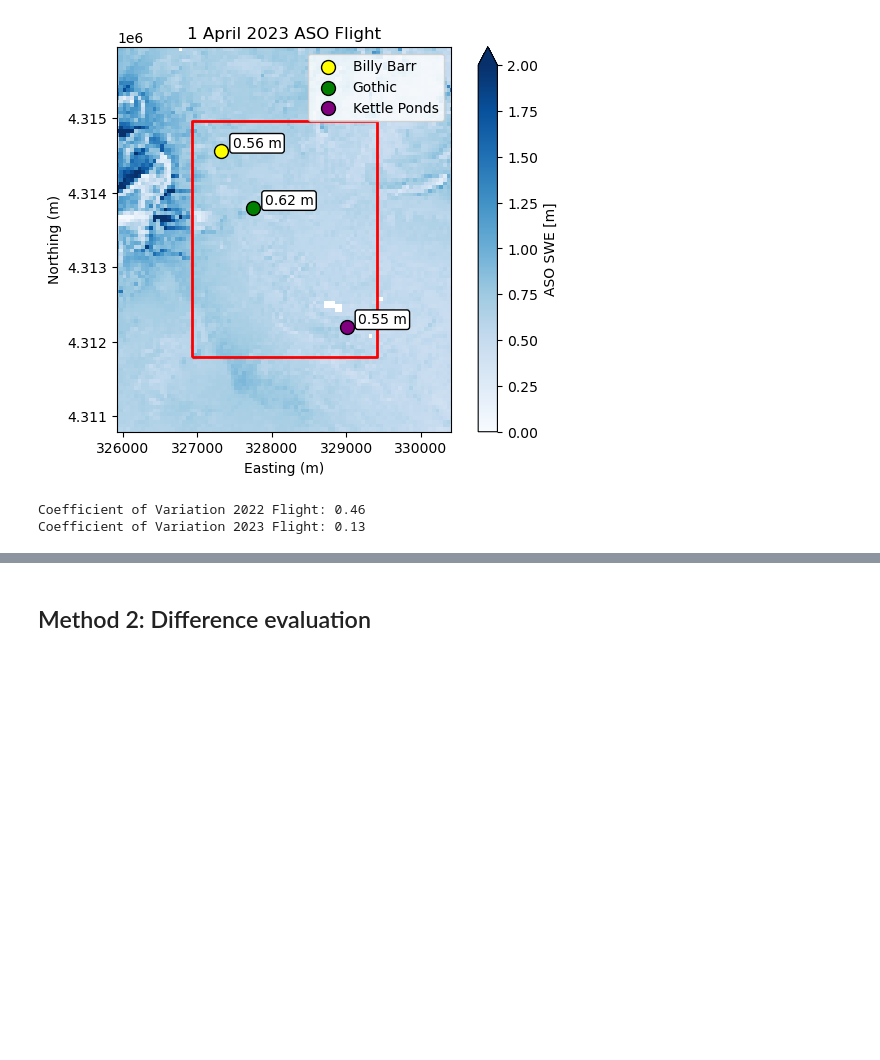
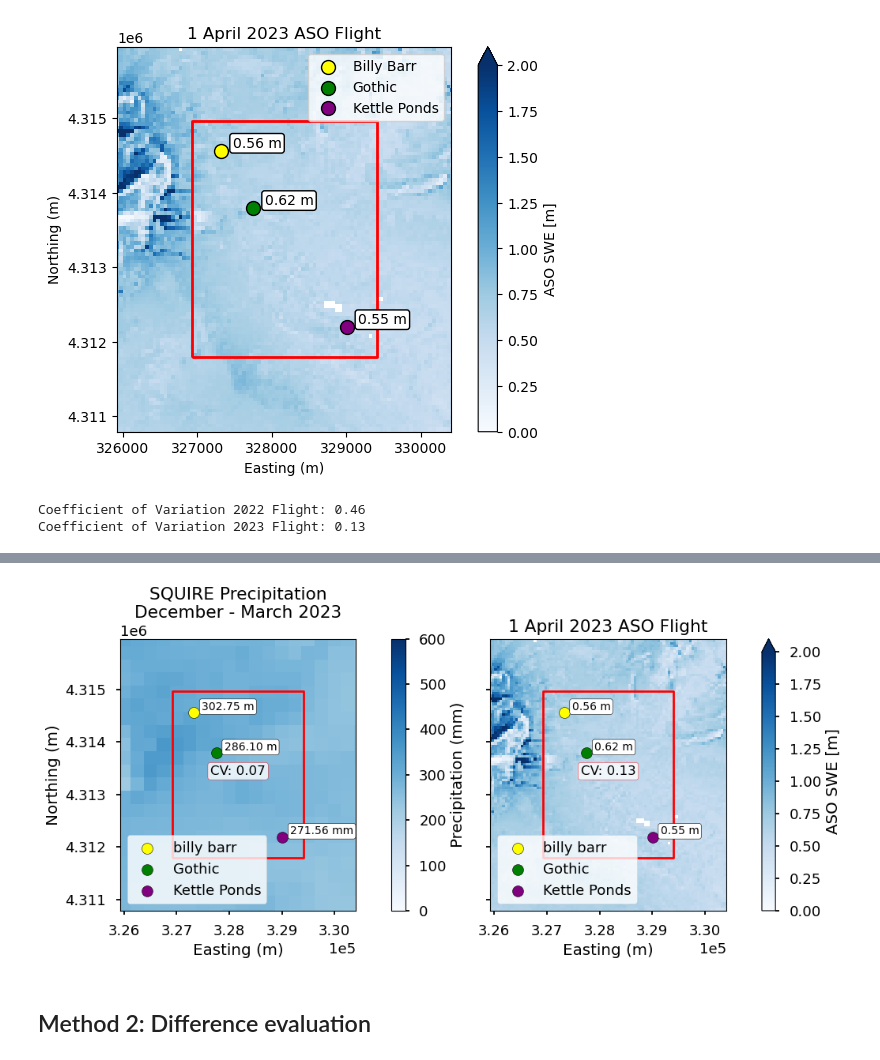
Before and after one commit to dlhogan97/S3-precipitation-rodeo, a Jupyter notebook: 03_analysis/08_site_variability.ipynb, the cells around one changed output, grey strips where cells are left out. Cells and saved outputs as stored; diff of their text form; code cells hidden in the pictures; blank space fills up the shorter version.

Commit message:
added squire variability

```diff
--- a/03_analysis/08_site_variability.ipynb
+++ b/03_analysis/08_site_variability.ipynb
@@ -258,3 +375,86 @@ Coefficient of Variation 2023 Flight: 0.13
+# %%
+
+# plot flight with rectangle
+fig, axs = plt.subplots(figsize=(14,5), ncols=2, sharey=True, tight_layout=True)
+plt.style.use('seaborn-v0_8-talk')
+ax = axs[0]
+
+bb_val = snowfall_rxr_2023.sel(x=billy_barr_gdf.geometry.x.values[0], y=billy_barr_gdf.geometry.y.values[0]+250, method="nearest").values
+gothic_val = snowfall_rxr_2023.sel(x=gothic_gdf.geometry.x.values[0], y=gothic_gdf.geometry.y.values[0], method="nearest").values
+kettle_ponds_val = snowfall_rxr_2023.sel(x=kettle_ponds_gdf.geometry.x.values[0], y=kettle_ponds_gdf.geometry.y.values[0]+250, method="nearest").values
+(snowfall_rxr_2023).plot(ax=ax, cmap='Blues', vmin=0, vmax=600, cbar_kwargs={'label': 'Precipitation (mm)'})
+
+site_rect.boundary.plot(ax=ax, color='red', linewidth=2)
+# add text with the CV value
+ax.text(site_rect.geometry.values[0].centroid.x, site_rect.geometry.values[0].centroid.y,
+        f"CV: {cv_2023:.2f}", color='black', fontsize=12, ha='center',
+        bbox=dict(facecolor='white', alpha=0.8, edgecolor='red', boxstyle='round,pad=0.2'))
+
+billy_barr_gdf.plot(ax=ax, color='yellow', ec='black', markersize=100, label='billy barr')
+ax.text(billy_barr_gdf.geometry.x.values[0]+150,
+        billy_barr_gdf.geometry.y.values[0]+50, f"{bb_val:.2f} m", color='black',
+        bbox=dict(facecolor='white', alpha=1, edgecolor='black', boxstyle='round,pad=0.2'))
+gothic_gdf.plot(ax=ax, color='green', ec='black', markersize=100, label='Gothic')
+ax.text(gothic_gdf.geometry.x.values[0]+150,
+        gothic_gdf.geometry.y.values[0]+50, f"{gothic_val:.2f} m", color='black',
+        bbox=dict(facecolor='white', alpha=1, edgecolor='black', boxstyle='round,pad=0.2'))
+kettle_ponds_gdf.plot(ax=ax, color='purple', ec='black', markersize=100, label='Kettle Ponds')
+ax.text(kettle_ponds_gdf.geometry.x.values[0]+150,
+        kettle_ponds_gdf.geometry.y.values[0]+50, f"{kettle_ponds_val:.2f} mm",
+        color='black',
+        bbox=dict(facecolor='white', alpha=1, edgecolor='black', boxstyle='round,pad=0.2'))
+ax.legend()
+ax.set_xlim(minx-1000, maxx+1000)
+ax.set_xlabel("Easting (m)")
+ax.set_ylim(miny-1000, maxy+1000)
+ax.set_ylabel("Northing (m)")
+ax.set_title("SQUIRE Precipitation\nDecember - March 2023")
+ax.ticklabel_format(style='sci', axis='x', scilimits=(0,0))
+
+ax = axs[1]
+
+flight = aso_flight_2023
+
+bb_val = flight.sel(x=billy_barr_gdf.geometry.x.values[0], y=billy_barr_gdf.geometry.y.values[0], method="nearest").values
+gothic_val = flight.sel(x=gothic_gdf.geometry.x.values[0], y=gothic_gdf.geometry.y.values[0], method="nearest").values
+kettle_ponds_val = flight.sel(x=kettle_ponds_gdf.geometry.x.values[0], y=kettle_ponds_gdf.geometry.y.values[0], method="nearest").values
+
+# plot flight with rectangle
+flight.plot(ax=ax, cmap='Blues', vmin=0, vmax=2)
+
+site_rect.boundary.plot(ax=ax, color='red', linewidth=2)
+# crop to roi
+aso_flight_2023_roi = aso_flight_2023.rio.clip(roi_gdf.geometry, roi_gdf.crs)
+aso_cv_2023 = (aso_flight_2023_roi.std() / aso_flight_2023_roi.mean()).values
+ax.text(site_rect.geometry.values[0].centroid.x, site_rect.geometry.values[0].centroid.y,
+        f"CV: {aso_cv_2023:.2f}", color='black', fontsize=12, ha='center',
+        bbox=dict(facecolor='white', alpha=0.8, edgecolor='red', boxstyle='round,pad=0.2'))
+
+billy_barr_gdf.plot(ax=ax, color='yellow', ec='black', markersize=100, label='billy barr')
+ax.text(billy_barr_gdf.geometry.x.values[0]+150,
+        billy_barr_gdf.geometry.y.values[0]+50, f"{bb_val:.2f} m", color='black',
+        bbox=dict(facecolor='white', alpha=1, edgecolor='black', boxstyle='round,pad=0.2'))
+gothic_gdf.plot(ax=ax, color='green', ec='black', markersize=100, label='Gothic')
+ax.text(gothic_gdf.geometry.x.values[0]+150,
+        gothic_gdf.geometry.y.values[0]+50, f"{gothic_val:.2f} m", color='black',
+        bbox=dict(facecolor='white', alpha=1, edgecolor='black', boxstyle='round,pad=0.2'))
+kettle_ponds_gdf.plot(ax=ax, color='purple', ec='black', markersize=100, label='Kettle Ponds')
+ax.text(kettle_ponds_gdf.geometry.x.values[0]+150,
+        kettle_ponds_gdf.geometry.y.values[0]+50, f"{kettle_ponds_val:.2f} m",
+        color='black',
+        bbox=dict(facecolor='white', alpha=1, edgecolor='black', boxstyle='round,pad=0.2'))
+ax.legend()
+ax.set_xlim(minx-1000, maxx+1000)
+ax.set_xlabel("Easting (m)")
+ax.set_ylim(miny-1000, maxy+1000)
+# make x ticks scientific notation
+ax.ticklabel_format(style='sci', axis='x', scilimits=(0,0))
+ax.set_ylabel("")
+ax.set_title("1 April 2023 ASO Flight")
+
+fig.savefig("/home/dlhogan/projects/phd-repos/S3-precipitation-rodeo/04_products/figures/for_manuscript/squire_vs_aso_precipitation_comparison_2023.png", dpi=600, bbox_inches='tight')
+# %% [output]
+[figure, added]
 # %% [markdown]
 ## Method 2: Difference evaluation
 # %%
```
Also changed, not shown: parts of 15 cells of this notebook.
